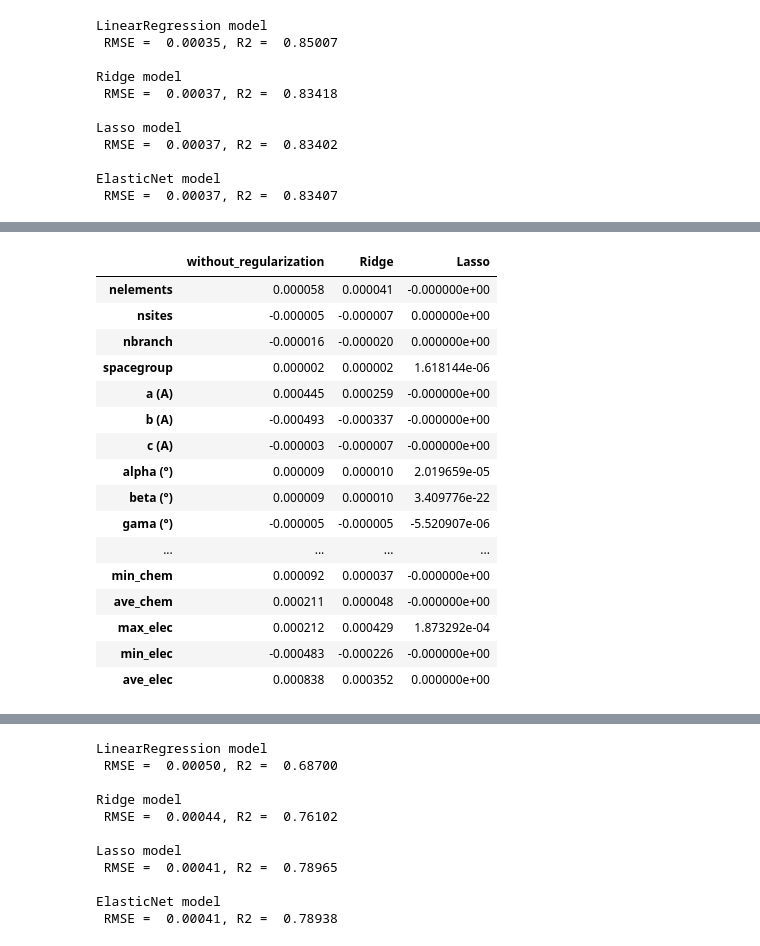
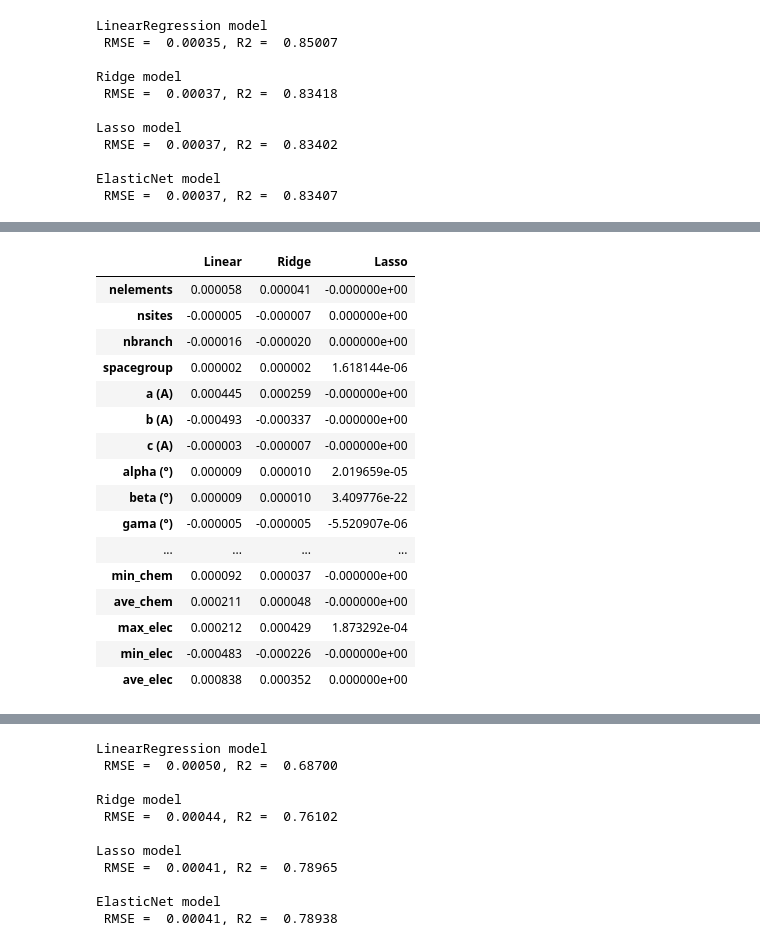
Before and after one commit to Lab-Brat/Materials_Informatics_Experiments, a Jupyter notebook: linear_regression/ex2_thermal_conductivity_prediction/kappa.ipynb, the cells around one changed output, grey strips where cells are left out. Saved outputs shown, nothing was run; the diff lists cells and outputs as text; code cells hidden in the pictures.

```diff
--- a/linear_regression/ex2_thermal_conductivity_prediction/kappa.ipynb
+++ b/linear_regression/ex2_thermal_conductivity_prediction/kappa.ipynb
@@ -90,12 +111,12 @@ lasso_coeffs = lasso.coef_
 # %%
 # Creating a dataframe containing coefficient estimates from three models
-comparing_models = pd.DataFrame({'without_regularization': lr_coeffs,
-                                 'Ridge': ridge_coeffs,
-                                 'Lasso':  lasso_coeffs},
+comparing_models = pd.DataFrame({'Linear': lr.coef_, #simple linear regression coefficients
+                                 'Ridge': ridge.coef_,   #ridge regression coefficients
+                                 'Lasso':  lasso.coef_}, #lasso regression coefficients
                                   index=X.columns)
 comparing_models
 # %% [output]
-|  | without_regularization | Ridge | Lasso |
+|  | Linear | Ridge | Lasso |
 | nelements | 0.000058 | 0.000041 | -0.000000e+00 |
 | nsites | -0.000005 | -0.000007 | 0.000000e+00 |
 | nbranch | -0.000016 | -0.000020 | 0.000000e+00 |
```
Also changed, not shown: parts of 15 cells of this notebook.
